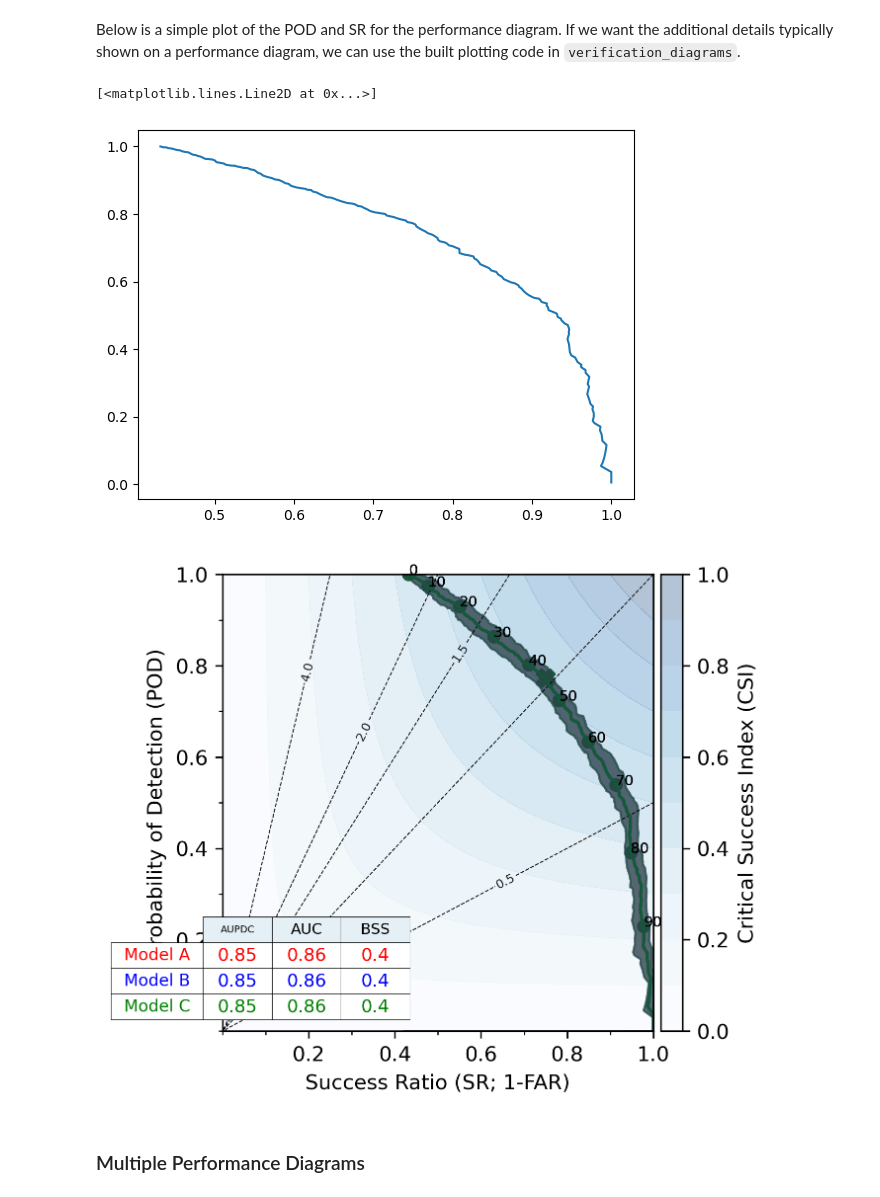
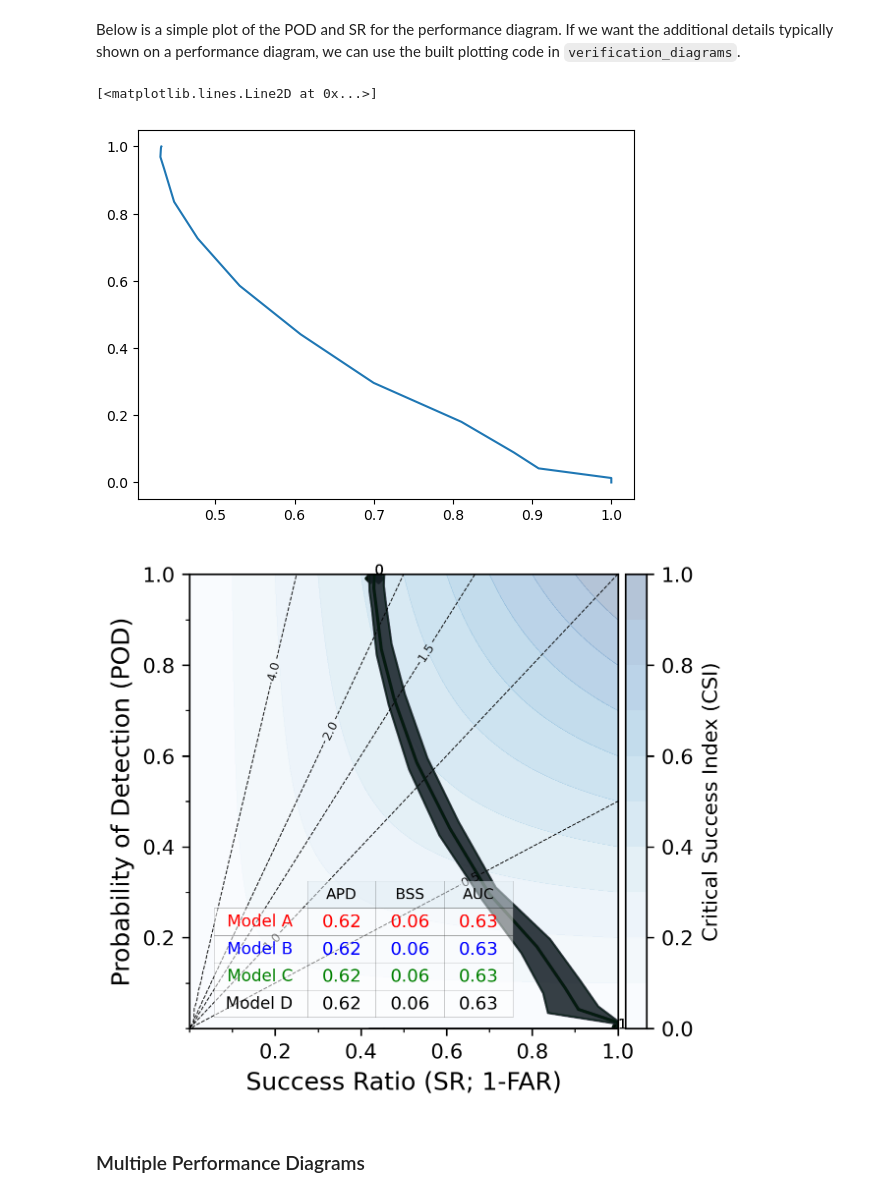
Before and after one commit to monte-flora/verification_diagrams, a Jupyter notebook: notebooks/tutorial.ipynb, the cells around one changed output. Drawn from its saved outputs; the diff is of its cells as text; code cells hidden in the pictures.

```diff
--- a/notebooks/tutorial.ipynb
+++ b/notebooks/tutorial.ipynb
@@ -25,7 +25,7 @@ def ratio_func(y, multiplier, minority_class):
     return {minority_class: int(multiplier * target_stats[minority_class])}
 # %%
 X, y = make_classification(10000,
-    n_features=10, n_redundant=0, n_informative=2, random_state=1, n_clusters_per_class=1, class_sep=0.6
+    n_features=10, n_redundant=0, n_informative=2, random_state=1, n_clusters_per_class=1, class_sep=0.2
 )
 
 multiplier = 0.8
@@ -62,17 +62,18 @@ fig, ax = plt.subplots()
 ax.plot(xx.mean(axis=0), yy.mean(axis=0))
 # %% [output]
 [<matplotlib.lines.Line2D at 0x...>]
-[figure, old version]
+[figure, new version]
 # %%
 vd = VerificationDiagram()
 
-scores = {'Model A' : scores, 'Model B' : scores, 'Model C' : scores}
-_xx = {'Model A' : xx, 'Model B' : xx, 'Model C' : xx}
-_yy = {'Model A' : yy, 'Model B' : yy, 'Model C' : yy}
+scores_ = {'Model A' : scores, 'Model B' : scores, 'Model C' : scores, 'Model D': scores}
+_xx = {'Model A' : xx, 'Model B' : xx, 'Model C' : xx, 'Model D': xx}
+_yy = {'Model A' : yy, 'Model B' : yy, 'Model C' : yy, 'Model D': yy}
 
-ax = vd.plot('performance', _xx, _yy, scores=scores,  add_dots=True, add_max_marker=True)
+ax = vd.plot('performance', _xx, _yy, scores=scores_,  add_dots=True,
+             add_max_marker=True, table_fontsize=8,  table_alpha=0.5)
 # %% [output]
-[figure, old version]
+[figure, new version]
 # %% [markdown]
 ### Multiple Performance Diagrams
 # %%
```
Also changed, not shown: parts of 3 cells of this notebook, 3 other files.
